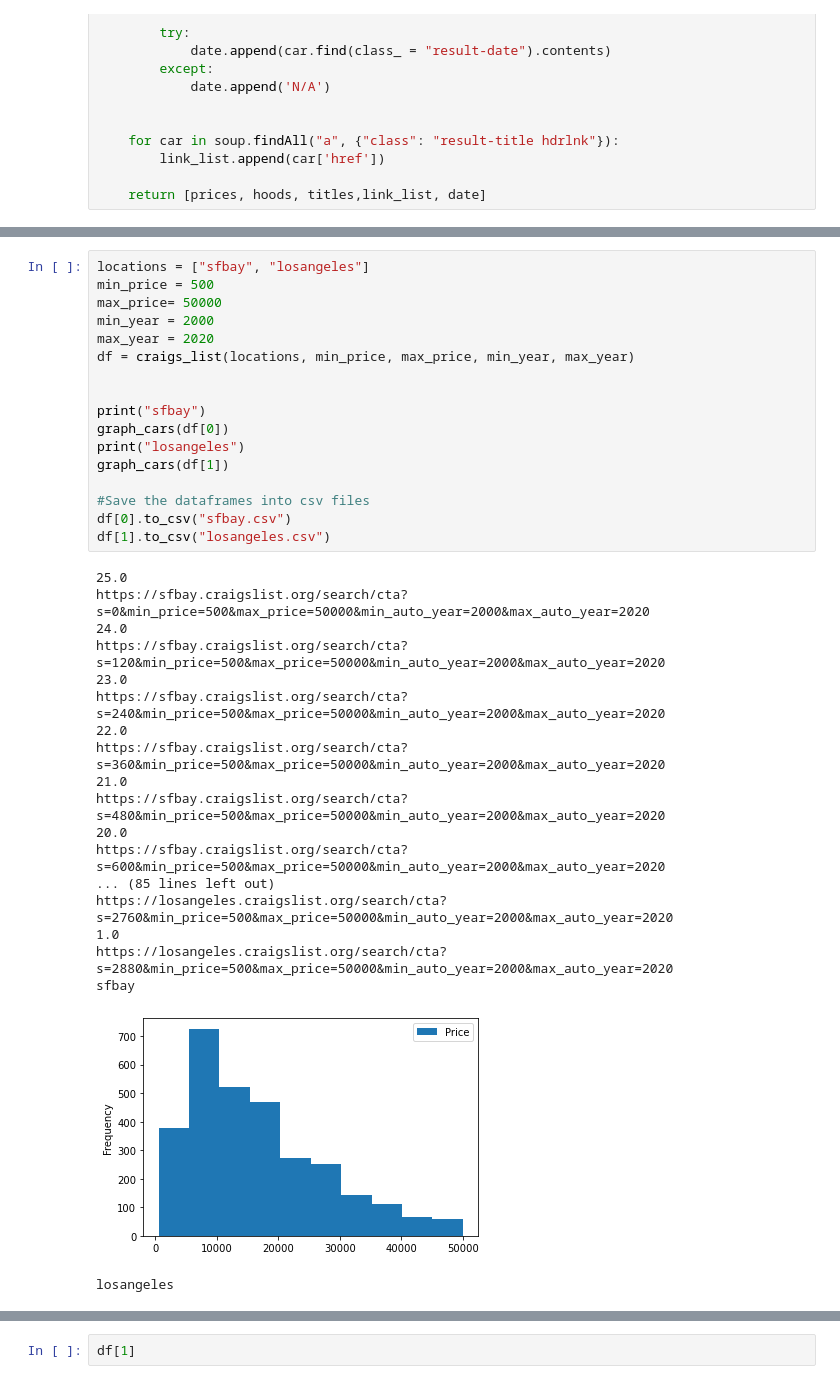
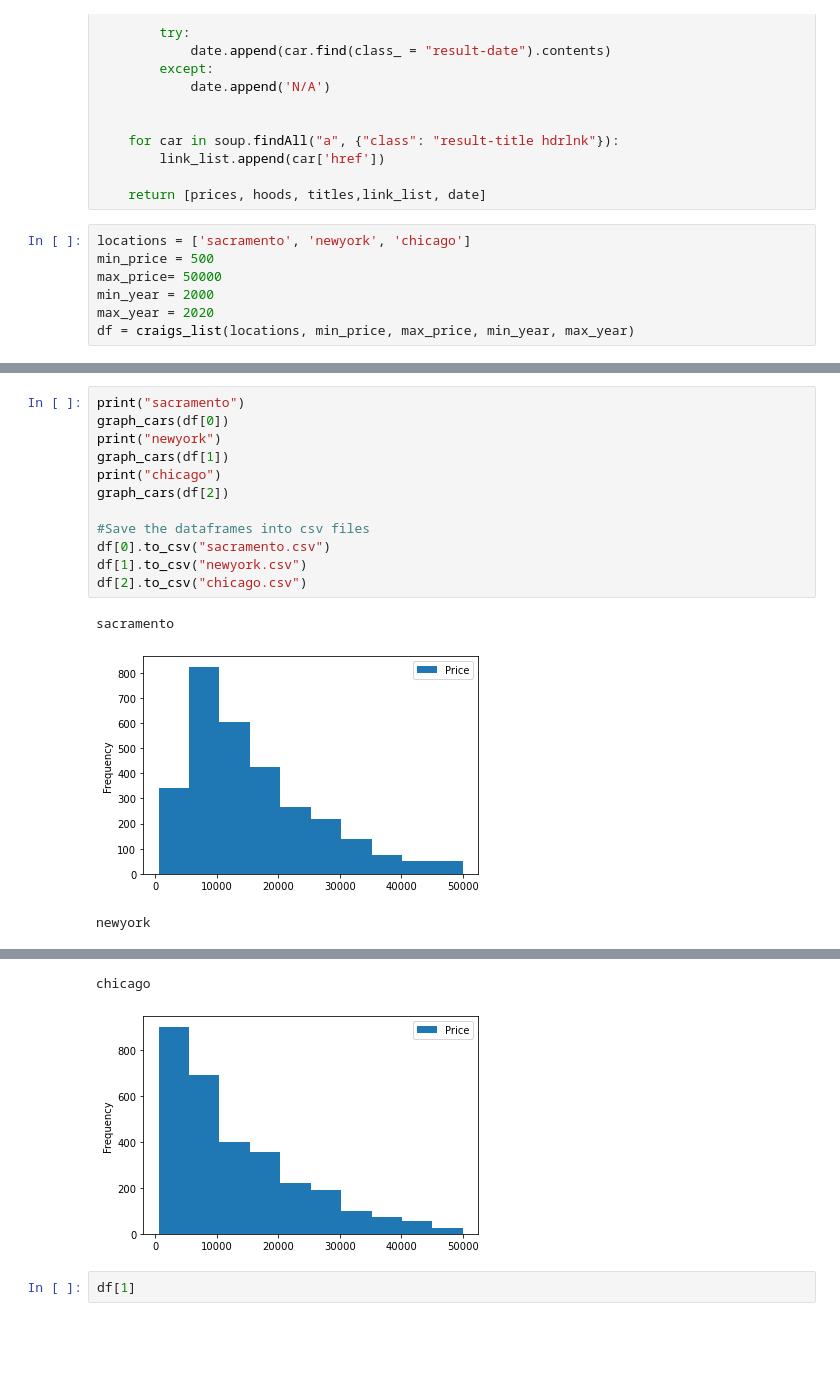
Before and after one commit to stevalang/car_price, a Jupyter notebook: web_scrape.ipynb, the cells around one changed output, grey strips where cells are left out. Drawn from its saved outputs; the diff is of its cells as text; blank space fills up the shorter version.

```diff
--- a/web_scrape.ipynb
+++ b/web_scrape.ipynb
@@ -124,3 +128,10 @@ def add_to_df(soup):
         link_list.append(car['href'])
 
     return [prices, hoods, titles,link_list, date]
+# %%
+locations = ['sacramento', 'newyork', 'chicago']
+min_price = 500
+max_price= 50000
+min_year = 2000
+max_year = 2020
+df = craigs_list(locations, min_price, max_price, min_year, max_year)
@@ -127,37 +159,16 @@ def add_to_df(soup):
 # %%
-locations = ["sfbay", "losangeles"]
-min_price = 500
-max_price= 50000
-min_year = 2000
-max_year = 2020
-df = craigs_list(locations, min_price, max_price, min_year, max_year)
-
-
-print("sfbay")
+print("sacramento")
 graph_cars(df[0])
-print("losangeles")
+print("newyork")
 graph_cars(df[1])
+print("chicago")
+graph_cars(df[2])
 
 #Save the dataframes into csv files
-df[0].to_csv("sfbay.csv")
-df[1].to_csv("losangeles.csv")
+df[0].to_csv("sacramento.csv")
+df[1].to_csv("newyork.csv")
+df[2].to_csv("chicago.csv")
 # %% [output]
-25.0
-https://sfbay.craigslist.org/search/cta?s=0&min_price=500&max_price=50000&min_auto_year=2000&max_auto_year=2020
-24.0
-https://sfbay.craigslist.org/search/cta?s=120&min_price=500&max_price=50000&min_auto_year=2000&max_auto_year=2020
-23.0
-https://sfbay.craigslist.org/search/cta?s=240&min_price=500&max_price=50000&min_auto_year=2000&max_auto_year=2020
-22.0
-https://sfbay.craigslist.org/search/cta?s=360&min_price=500&max_price=50000&min_auto_year=2000&max_auto_year=2020
-21.0
-https://sfbay.craigslist.org/search/cta?s=480&min_price=500&max_price=50000&min_auto_year=2000&max_auto_year=2020
-20.0
-https://sfbay.craigslist.org/search/cta?s=600&min_price=500&max_price=50000&min_auto_year=2000&max_auto_year=2020
-... (85 lines left out)
-https://losangeles.craigslist.org/search/cta?s=2760&min_price=500&max_price=50000&min_auto_year=2000&max_auto_year=2020
-1.0
-https://losangeles.craigslist.org/search/cta?s=2880&min_price=500&max_price=50000&min_auto_year=2000&max_auto_year=2020
-sfbay
+sacramento
-[figure, old version]
+[figure, new version]
-losangeles
+newyork
@@ -165,3 +176,5 @@ losangeles
+chicago
+[figure, added]
 # %%
 df[1]
 # %% [output]
```
Also changed, not shown: parts of 5 cells of this notebook, 6 other files.
